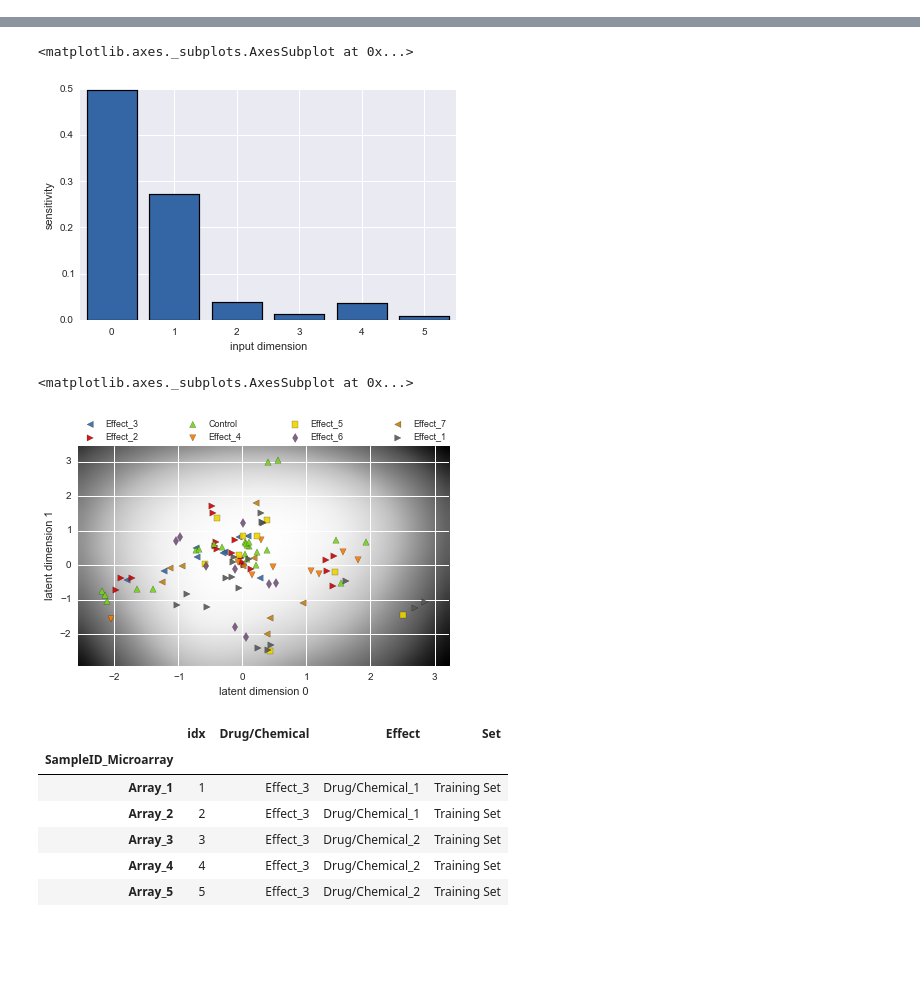
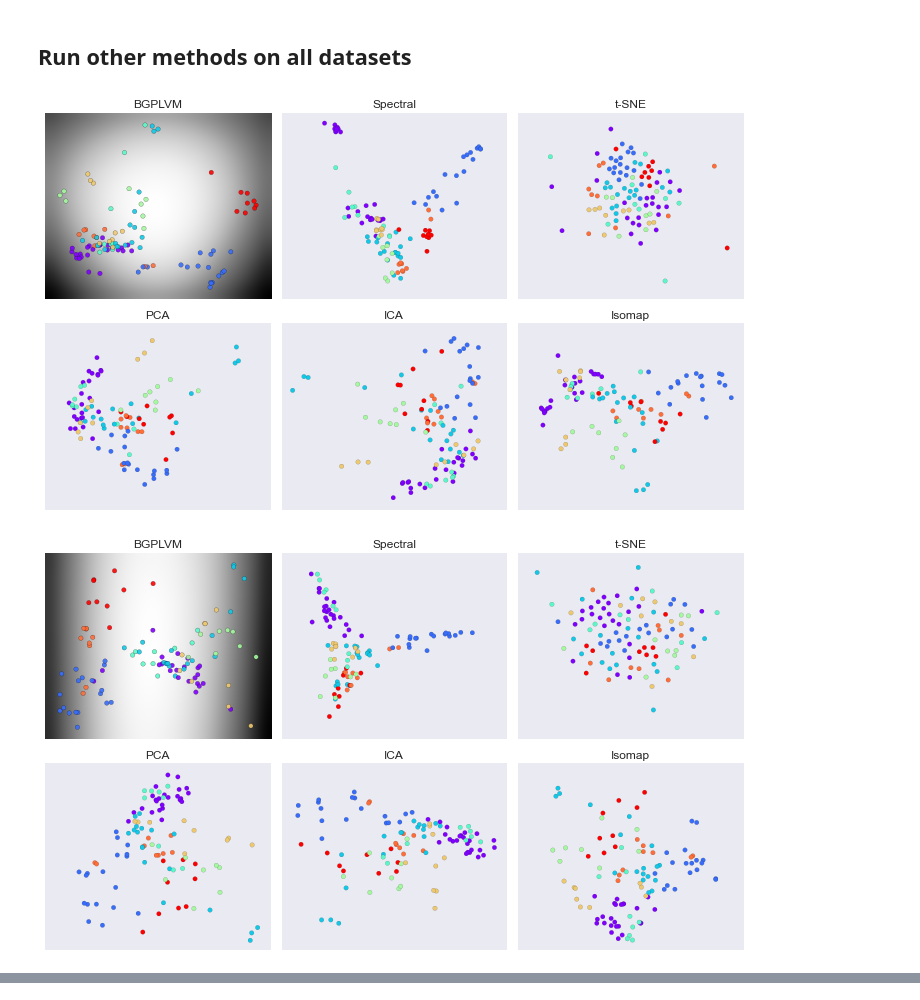
Before and after one commit to mzwiessele/MLPMMarchRetreat2016, a Jupyter notebook: py_notebooks/BGPLVM.ipynb, the cells around one changed output, grey strips where cells are left out. Saved outputs shown, nothing was run; the diff lists cells and outputs as text; code cells hidden in the pictures; blank space fills up the shorter version.

```diff
--- a/py_notebooks/BGPLVM.ipynb
+++ b/py_notebooks/BGPLVM.ipynb
@@ -16,4 +15,0 @@ micro_design: (105, 4)
-# %%
-Y = micro_mod_genevalues.T.copy()
-Y -= Y.values.mean()
-Y = Y.dropna(axis=1).values
@@ -19,0 +57,10 @@ Y = Y.dropna(axis=1).values
+# %%
+from sklearn.manifold import TSNE, LocallyLinearEmbedding, SpectralEmbedding, Isomap
+from sklearn.decomposition import FastICA, PCA
+
+methods = {'t-SNE':TSNE(n_components=2),
+           'PCA':PCA(n_components=2),
+           'Spectral': SpectralEmbedding(n_components=2, n_neighbors=10),
+           'Isomap': Isomap(n_components=2, n_neighbors=10),
+           'ICA': FastICA(n_components=2)
+           }
@@ -19,0 +93,2 @@ Y = Y.dropna(axis=1).values
+# %% [markdown]
+## Run other methods on all datasets
@@ -20,12 +124,29 @@ Y = Y.dropna(axis=1).values
+# %%
+c = pd.Categorical(design.Effect).codes/float(design.shape[0])
 # %%
-m = GPy.models.BayesianGPLVM(Y, 10, num_inducing=20)
+savedir = '../diagrams/dim_reduction/rnaseq/'
+for dat in all_data:
+    Y = dat.values.T.copy()
+    Y -= Y.mean()
 
-m.likelihood.fix(0.1)
-m.X.variance.fix(0.1)
-m.optimize(messages=1, max_iters=300)
+    X_init, dims = run_methods(Y, methods)
 
-m.X.variance.unfix()
-m.optimize(messages=1, max_iters=600)
+    m = GPy.models.BayesianGPLVM(Y, 10, X=X_init, num_inducing=20)
 
-m.likelihood.unfix()
-m.optimize(messages=1, max_iters=3e5)
+    messages = 0
+
+    m.likelihood.fix(Y.var()/100)
+    m.X.variance.fix(Y.var()/100)
+
+    m.optimize(messages=messages, max_iters=600)
+
+    m.X.variance.unfix()
+    m.optimize(messages=messages, max_iters=600)
+
+    m.likelihood.unfix()
+    m.optimize(messages=1, max_iters=3e5)
+
+    plot_comparison(X_init, dims, m, c, savename=os.path.join(savedir, "{}.pdf".format(dat.name)))
+# %% [output]
+[figure, added]
+[figure, added]
@@ -32,20 +156,0 @@ m.optimize(messages=1, max_iters=3e5)
-# %%
-m.kern.plot_ARD()
-# %% [output]
-<matplotlib.axes._subplots.AxesSubplot at 0x...>
-[figure, removed]
-# %%
-m.plot_magnification(labels=micro_design.Effect)
-# %% [output]
-<matplotlib.axes._subplots.AxesSubplot at 0x...>
-[figure, removed]
-# %%
-micro_design.head()
-# %% [output]
-|  | idx | Drug/Chemical | Effect | Set |
-| SampleID_Microarray |  |  |  |  |
-| Array_1 | 1 | Effect_3 | Drug/Chemical_1 | Training Set |
-| Array_2 | 2 | Effect_3 | Drug/Chemical_1 | Training Set |
-| Array_3 | 3 | Effect_3 | Drug/Chemical_2 | Training Set |
-| Array_4 | 4 | Effect_3 | Drug/Chemical_2 | Training Set |
-| Array_5 | 5 | Effect_3 | Drug/Chemical_2 | Training Set |
```
Also changed, not shown: parts of 6 cells of this notebook, 3 other files.
